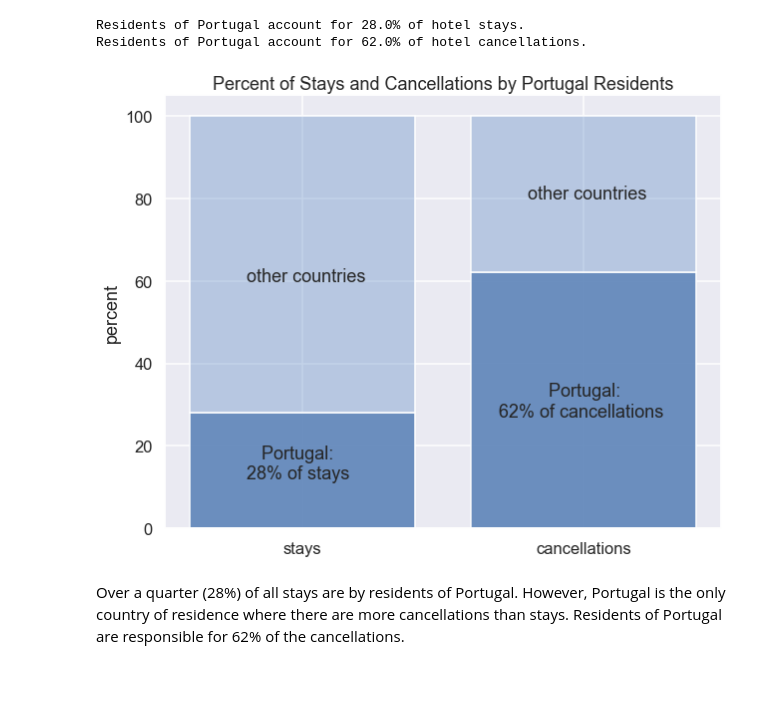
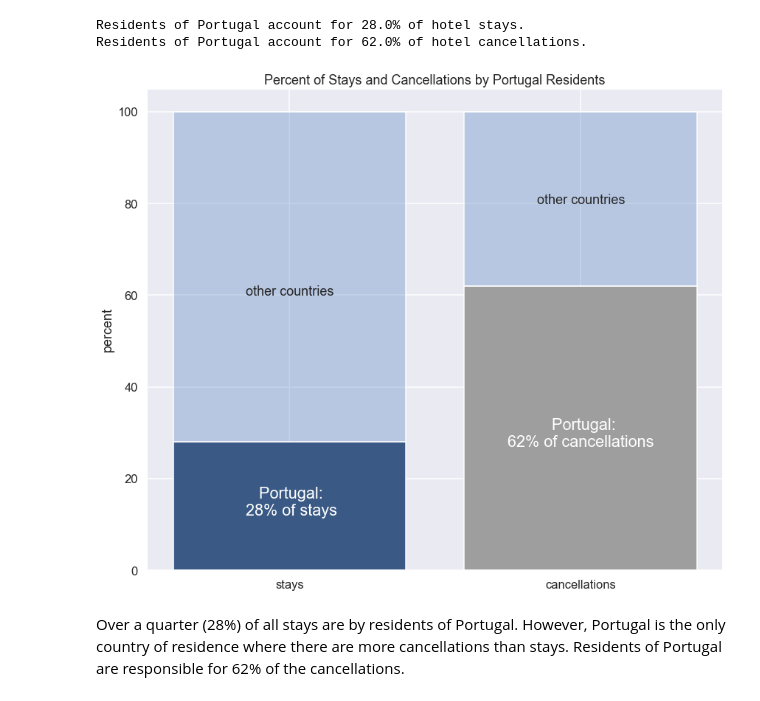
Before and after one commit to larends/Predicting_Customer_Behavior_in_Hotel_Cancellations, a Jupyter notebook: Predicting Hotel Cancellations.ipynb, the cells around one changed output. Saved outputs shown, nothing was run; the diff lists cells and outputs as text; code cells hidden in the pictures.

```diff
--- a/Predicting Hotel Cancellations.ipynb
+++ b/Predicting Hotel Cancellations.ipynb
@@ -80,15 +87,16 @@ from xgboost import plot_importance
 %matplotlib inline
 # %%
 #Create global variables for colors.
-NEUTRAL = '#5e85b9e8'
-POS = '#689986e2'
-NEG = "#ffc92fff"
+NEUTRAL = '#3a5a85ff'
+POS = '#94b3e0ff'
+NEG = "#9e9e9eff"
 COLORS = [NEUTRAL, NEG, POS]
 sns.set_palette(COLORS)
 WINTER = '#648dc660'
 SPRING = '#85c4ac'
 SUMMER = '#fee068ff'
 FALL = '#d59d00'
+WHITE = '#ffffffff'
 
 
 #Global variable for random state.
@@ -375,16 +432,24 @@ hotels_engineered['country'].isnull().sum()
 There are customers from 177 different countries, but 5 countries make for over 73% of the reservations. There are also 474 missing values. I am going to create 6 categories for this column - one for each of the top 5 countries and group the remaining entries (including the missing values) into 'other.'
 # %%
 def country_group(country):
+    """Takes in the country column, retains the top 5 countries and groups
+    everything else into other"""
     top_countries = ['PRT', 'GBR', 'FRA', 'ESP', 'DEU']
     if country in top_countries:
         return country
     else:
         return 'other'
 
+#Visualize the country counts
 hotels_engineered['country'] = hotels_engineered['country'].apply(country_group)
 country_counts = hotels_engineered['country'].value_counts().reset_index()
 country_counts.columns = ['country','count']
 fig,ax = plt.subplots(figsize=(8,5))
-sns.barplot(data=country_counts, x='country',y='count', color=NEUTRAL)
+sns.barplot(
+    data=country_counts,
+    x='country',
+    y='count',
+    color=NEUTRAL
+)
 plt.title('Number of Customers by Country');
 # %% [output]
@@ -2994,24 +3383,51 @@ of hotel cancellations.')
 Residents of Portugal account for 28.0% of hotel stays.
 Residents of Portugal account for 62.0% of hotel cancellations.
 # %%
-fig, ax=plt.subplots(figsize=(10,8))
+#Visualize the data for Portugal
+fig, ax=plt.subplots(figsize=(14,12))
 x_prt = ['stays', 'cancellations']
 y_prt = [port_percent_stays, port_percent_cancel]
-plt.bar(x=x_prt,
-        height=y_prt,
-        color=NEUTRAL)
-plt.bar(x=x_prt,
-        height=[100-port_percent_stays, 100-port_percent_cancel],
-        color=WINTER,
-        bottom=y_prt)
+plt.bar(
+    x=x_prt,
+    height=y_prt,
+    color=[NEUTRAL,NEG]
+)
+plt.bar(
+    x=x_prt,
+    height=[100-port_percent_stays, 100-port_percent_cancel],
+    color=WINTER,
+    bottom=y_prt
+)
 plt.ylabel('percent')
 plt.title('Percent of Stays and Cancellations by Portugal Residents')
-plt.text(-.2, 12, '   Portugal:\n28% of stays')
-plt.text(-.2, 60, 'other countries')
-plt.text(.7, 27, '          Portugal:\n62% of cancellations')
-plt.text(.8, 80, 'other countries');
+plt.text(
+    -.15,
+    12,
+    '   Portugal:\n28% of stays',
+    color=WHITE,
+    fontsize='large'
+)
+plt.text(
+    -.15,
+    60,
+    'other countries',
+    fontsize='medium'
+)
+plt.text(
+    .75,
+    27,
+    '          Portugal:\n62% of cancellations',
+    color=WHITE,
+    fontsize='large'
+)
+plt.text(
+    .85,
+    80,
+    'other countries',
+    fontsize='medium'
+);
 # %% [output]
-[figure, old version]
+[figure, new version]
 # %% [markdown]
 Over a quarter (28%) of all stays are by residents of Portugal. However, Portugal is the only country of residence where there are more cancellations than stays. Residents of Portugal are responsible for 62% of the cancellations.
 # %% [markdown]
```
Also changed, not shown: parts of 159 cells of this notebook, 40 other files.
